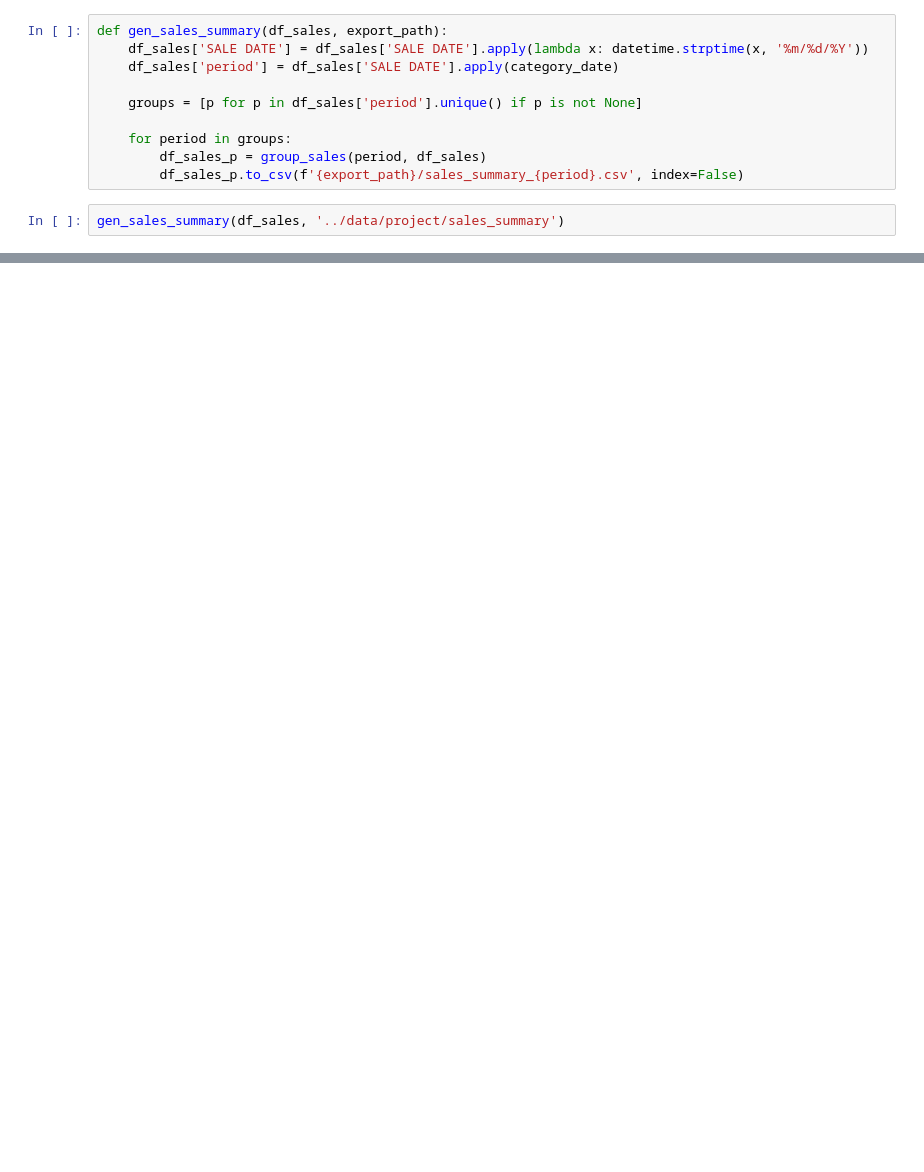
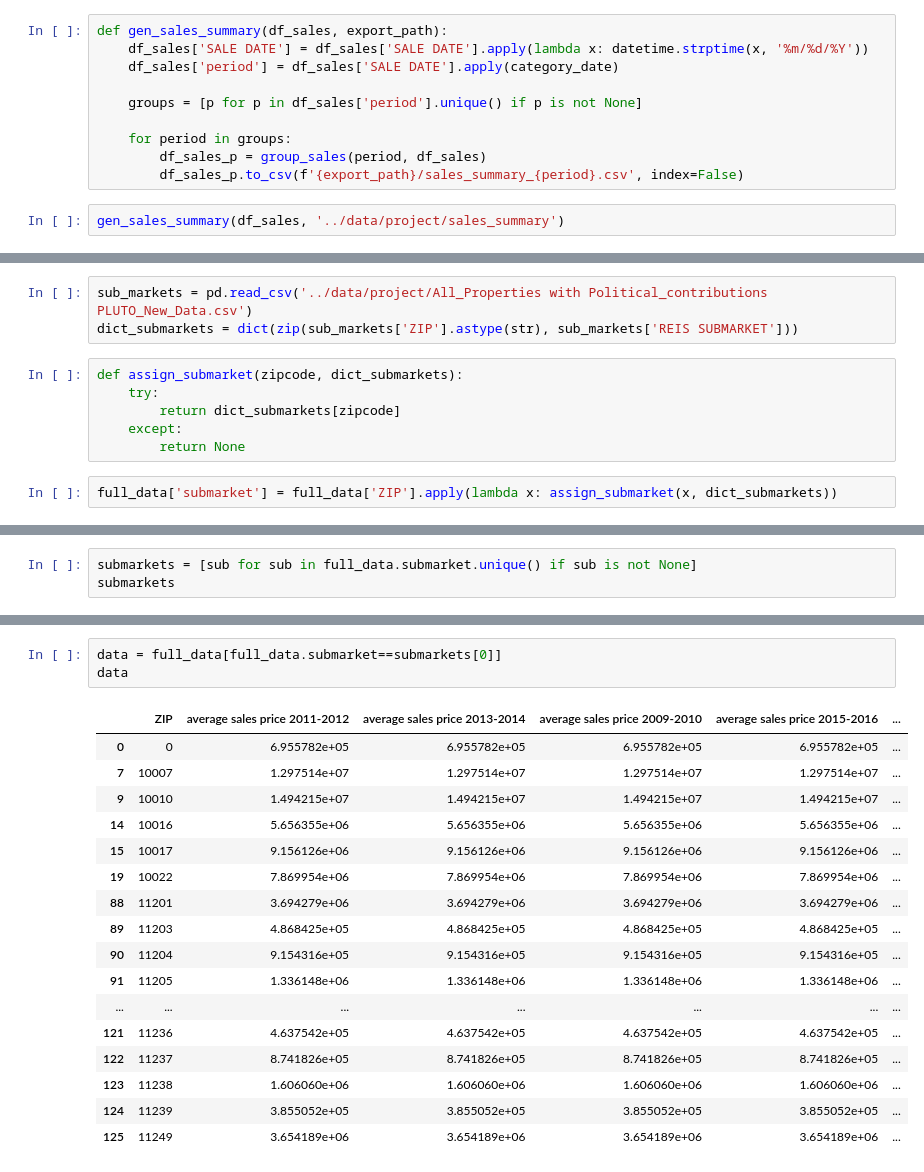
Before and after one commit to nding17/WhiterockAI, a Jupyter notebook: notebooks/sales master summary.ipynb, the cells around one changed output, grey strips where cells are left out. Cells and saved outputs as stored; diff of their text form; blank space fills up the shorter version.

```diff
--- a/notebooks/sales master summary.ipynb
+++ b/notebooks/sales master summary.ipynb
@@ -203,0 +140,11 @@ data
+# %%
+sub_markets = pd.read_csv('../data/project/All_Properties with Political_contributions PLUTO_New_Data.csv')
+dict_submarkets = dict(zip(sub_markets['ZIP'].astype(str), sub_markets['REIS SUBMARKET']))
+# %%
+def assign_submarket(zipcode, dict_submarkets):
+    try:
+        return dict_submarkets[zipcode]
+    except:
+        return None
+# %%
+full_data['submarket'] = full_data['ZIP'].apply(lambda x: assign_submarket(x, dict_submarkets))
@@ -203,0 +167,3 @@ data
+# %%
+submarkets = [sub for sub in full_data.submarket.unique() if sub is not None]
+submarkets
@@ -203,0 +181,21 @@ data
+# %%
+data = full_data[full_data.submarket==submarkets[0]]
+data
+# %% [output]
+|  | ZIP | average sales price 2011-2012 | average sales price 2013-2014 | average sales price 2009-2010 | average sales price 2015-2016 | ... |
+| 0 | 0 | 6.955782e+05 | 6.955782e+05 | 6.955782e+05 | 6.955782e+05 | ... |
+| 7 | 10007 | 1.297514e+07 | 1.297514e+07 | 1.297514e+07 | 1.297514e+07 | ... |
+| 9 | 10010 | 1.494215e+07 | 1.494215e+07 | 1.494215e+07 | 1.494215e+07 | ... |
+| 14 | 10016 | 5.656355e+06 | 5.656355e+06 | 5.656355e+06 | 5.656355e+06 | ... |
+| 15 | 10017 | 9.156126e+06 | 9.156126e+06 | 9.156126e+06 | 9.156126e+06 | ... |
+| 19 | 10022 | 7.869954e+06 | 7.869954e+06 | 7.869954e+06 | 7.869954e+06 | ... |
+| 88 | 11201 | 3.694279e+06 | 3.694279e+06 | 3.694279e+06 | 3.694279e+06 | ... |
+| 89 | 11203 | 4.868425e+05 | 4.868425e+05 | 4.868425e+05 | 4.868425e+05 | ... |
+| 90 | 11204 | 9.154316e+05 | 9.154316e+05 | 9.154316e+05 | 9.154316e+05 | ... |
+| 91 | 11205 | 1.336148e+06 | 1.336148e+06 | 1.336148e+06 | 1.336148e+06 | ... |
+| ... | ... | ... | ... | ... | ... | ... |
+| 121 | 11236 | 4.637542e+05 | 4.637542e+05 | 4.637542e+05 | 4.637542e+05 | ... |
+| 122 | 11237 | 8.741826e+05 | 8.741826e+05 | 8.741826e+05 | 8.741826e+05 | ... |
+| 123 | 11238 | 1.606060e+06 | 1.606060e+06 | 1.606060e+06 | 1.606060e+06 | ... |
+| 124 | 11239 | 3.855052e+05 | 3.855052e+05 | 3.855052e+05 | 3.855052e+05 | ... |
+| 125 | 11249 | 3.654189e+06 | 3.654189e+06 | 3.654189e+06 | 3.654189e+06 | ... |
```
Also changed, not shown: parts of 22 cells of this notebook, 1 other file.
